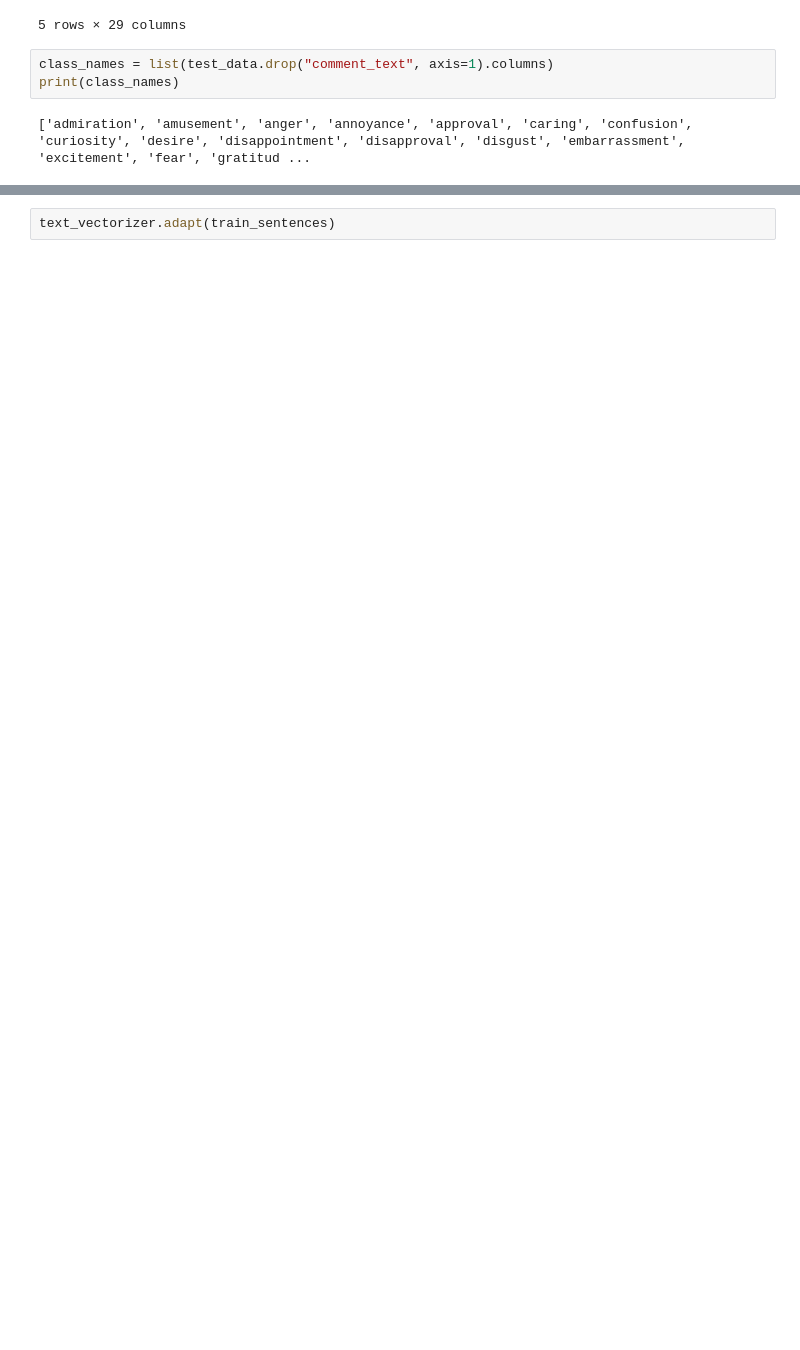
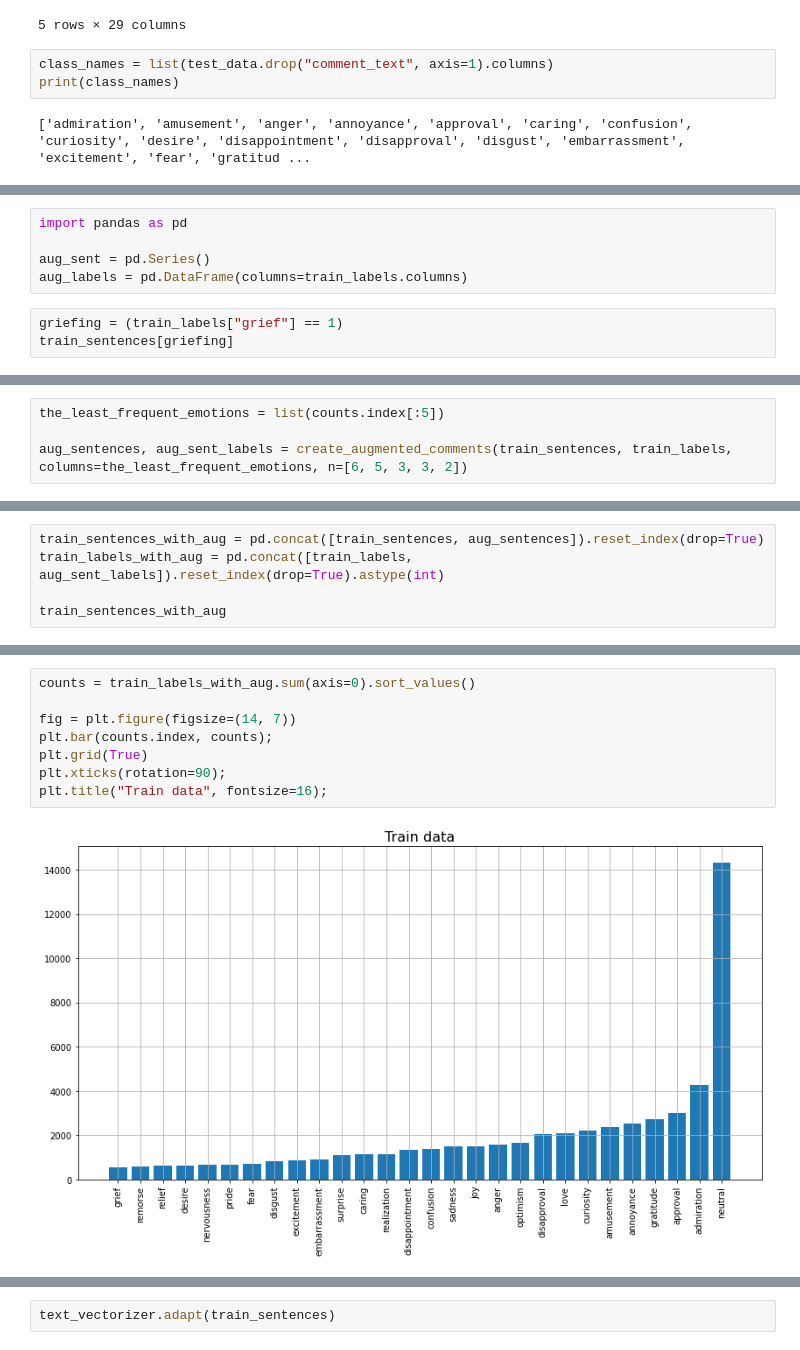
Before and after one commit to KornelWitkowski/TensorFlow-benchmarks, a Jupyter notebook: NLP.ipynb, the cells around one changed output, grey strips where cells are left out. Cells and saved outputs as stored; diff of their text form; blank space fills up the shorter version.

```diff
--- a/NLP.ipynb
+++ b/NLP.ipynb
@@ -88,0 +246,8 @@ test_ds  = test_ds.batch(128).shuffle(1000).prefetch(tf.data.AUTOTUNE)
+# %%
+import pandas as pd
+
+aug_sent = pd.Series()
+aug_labels = pd.DataFrame(columns=train_labels.columns)
+# %%
+griefing = (train_labels["grief"] == 1)
+train_sentences[griefing]
@@ -88,0 +319,4 @@ test_ds  = test_ds.batch(128).shuffle(1000).prefetch(tf.data.AUTOTUNE)
+# %%
+the_least_frequent_emotions = list(counts.index[:5])
+
+aug_sentences, aug_sent_labels = create_augmented_comments(train_sentences, train_labels, columns=the_least_frequent_emotions, n=[6, 5, 3, 3, 2])
@@ -88,0 +354,5 @@ test_ds  = test_ds.batch(128).shuffle(1000).prefetch(tf.data.AUTOTUNE)
+# %%
+train_sentences_with_aug = pd.concat([train_sentences, aug_sentences]).reset_index(drop=True)
+train_labels_with_aug = pd.concat([train_labels, aug_sent_labels]).reset_index(drop=True).astype(int)
+
+train_sentences_with_aug
@@ -88,0 +372,10 @@ test_ds  = test_ds.batch(128).shuffle(1000).prefetch(tf.data.AUTOTUNE)
+# %%
+counts = train_labels_with_aug.sum(axis=0).sort_values()
+
+fig = plt.figure(figsize=(14, 7))
+plt.bar(counts.index, counts);
+plt.grid(True)
+plt.xticks(rotation=90);
+plt.title("Train data", fontsize=16);
+# %% [output]
+[figure, added]
```
Also changed, not shown: parts of 73 cells of this notebook.
